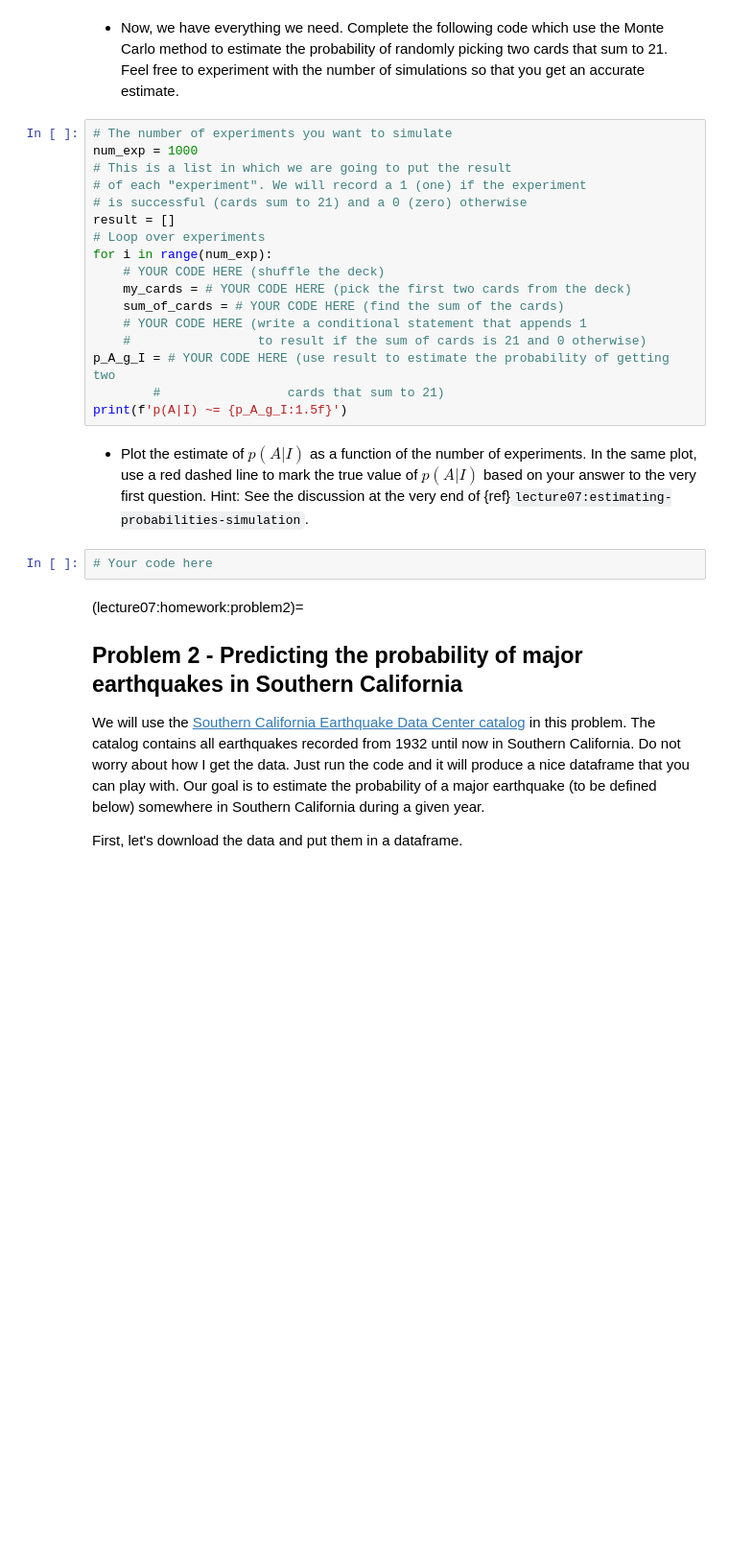
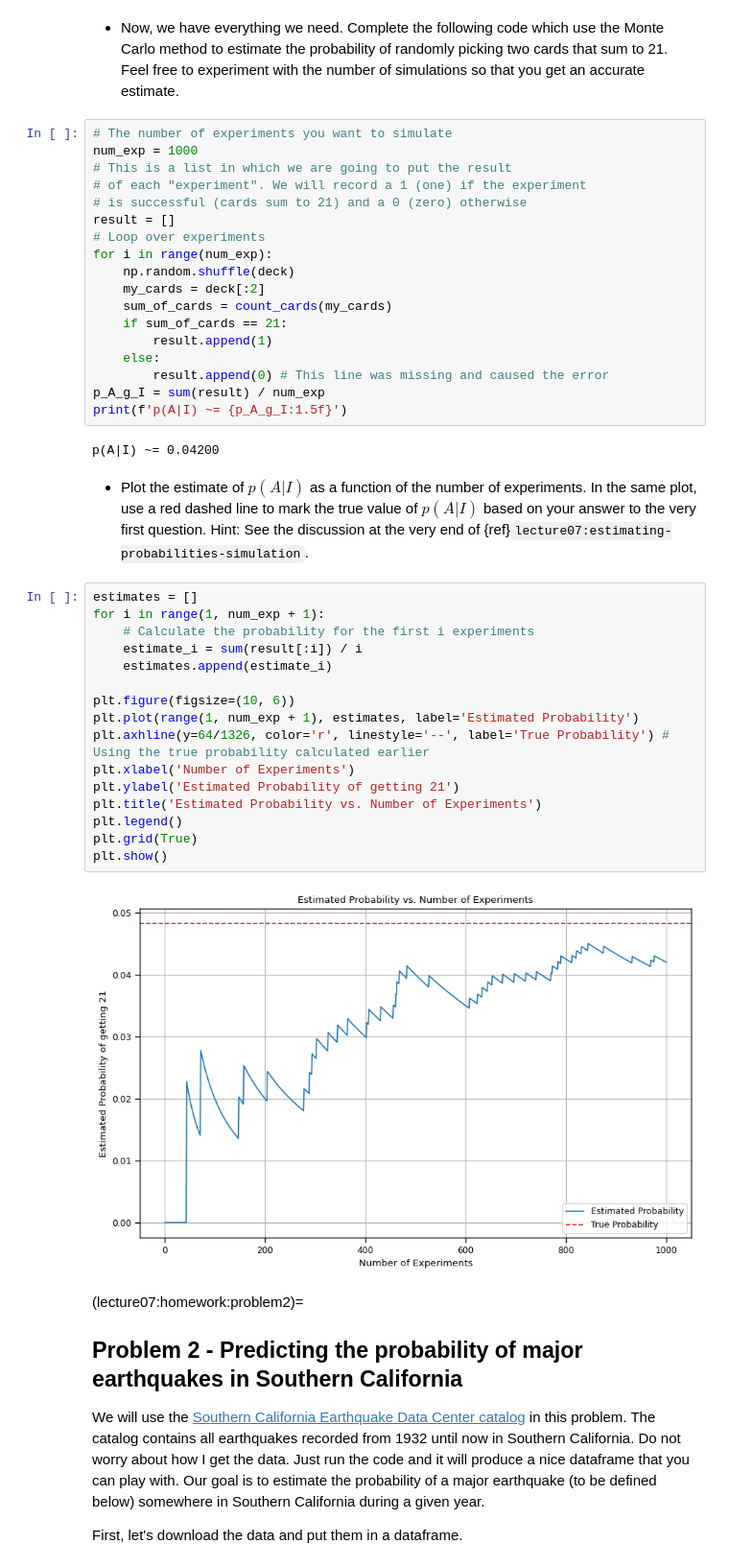
Before and after one commit to benmariner99/me-239-intro-to-data-science, a Jupyter notebook: lecture07/homework_07.ipynb, the cells around one changed output. Shown at 96% size. Drawn from its saved outputs; the diff is of its cells as text; blank space fills up the shorter version.

```diff
--- a/lecture07/homework_07.ipynb
+++ b/lecture07/homework_07.ipynb
@@ -167,18 +187,37 @@ num_exp = 1000
 result = []
 # Loop over experiments
 for i in range(num_exp):
-    # YOUR CODE HERE (shuffle the deck)
-    my_cards = # YOUR CODE HERE (pick the first two cards from the deck)
-    sum_of_cards = # YOUR CODE HERE (find the sum of the cards)
-    # YOUR CODE HERE (write a conditional statement that appends 1
-    #                 to result if the sum of cards is 21 and 0 otherwise)
-p_A_g_I = # YOUR CODE HERE (use result to estimate the probability of getting two
-        #                 cards that sum to 21)
+    np.random.shuffle(deck)
+    my_cards = deck[:2]
+    sum_of_cards = count_cards(my_cards)
+    if sum_of_cards == 21:
+        result.append(1)
+    else:
+        result.append(0) # This line was missing and caused the error
+p_A_g_I = sum(result) / num_exp
 print(f'p(A|I) ~= {p_A_g_I:1.5f}')
+# %% [output]
+p(A|I) ~= 0.04200
 # %% [markdown]
 + Plot the estimate of $p(A|I)$ as a function of the number of experiments. In the same plot, use a red dashed line to mark the true value of $p(A|I)$ based on your answer to the very first question. Hint: See the discussion at the very end of {ref}`lecture07:estimating-probabilities-simulation`.
-# %%
-# Your code here
+# %%
+estimates = []
+for i in range(1, num_exp + 1):
+    # Calculate the probability for the first i experiments
+    estimate_i = sum(result[:i]) / i
+    estimates.append(estimate_i)
+
+plt.figure(figsize=(10, 6))
+plt.plot(range(1, num_exp + 1), estimates, label='Estimated Probability')
+plt.axhline(y=64/1326, color='r', linestyle='--', label='True Probability') # Using the true probability calculated earlier
+plt.xlabel('Number of Experiments')
+plt.ylabel('Estimated Probability of getting 21')
+plt.title('Estimated Probability vs. Number of Experiments')
+plt.legend()
+plt.grid(True)
+plt.show()
+# %% [output]
+[figure, added]
 # %% [markdown]
 (lecture07:homework:problem2)=
 ## Problem 2 - Predicting the probability of major earthquakes in Southern California
```
Also changed, not shown: parts of 22 cells of this notebook.
